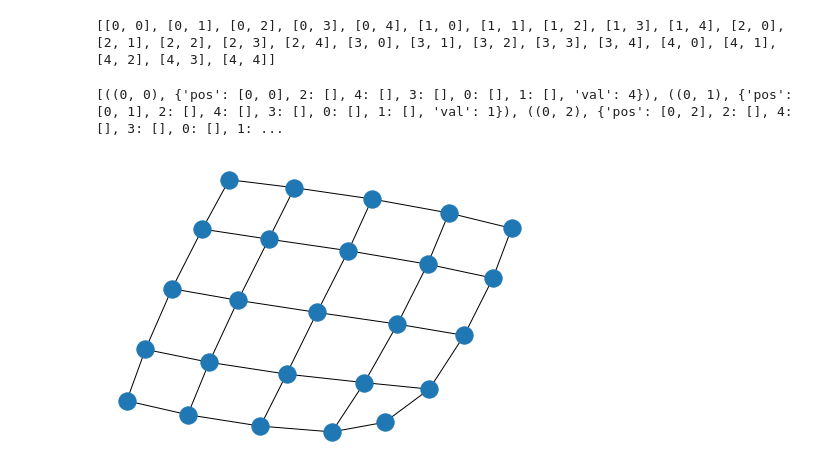
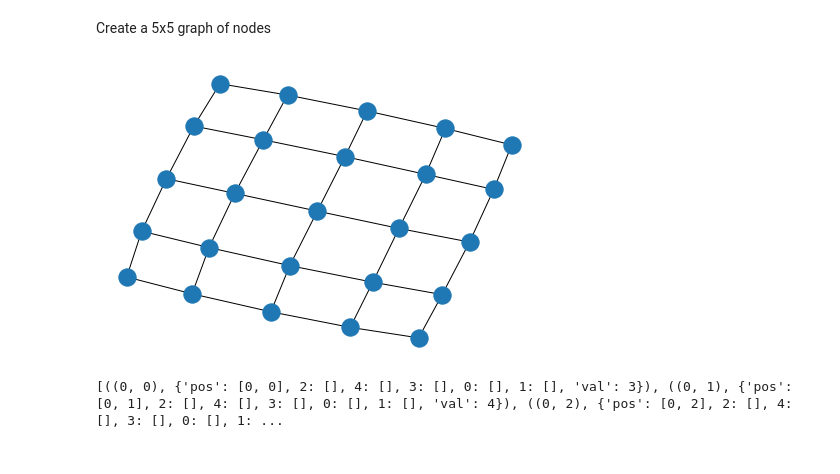
Before and after one commit to bertwagner/NetworkX-Twitter-Analysis, a Jupyter notebook: main.ipynb, the cells around one changed output. Cells and saved outputs as stored; diff of their text form; code cells hidden in the pictures.

```diff
--- a/main.ipynb
+++ b/main.ipynb
@@ -2,28 +2,21 @@
 import networkx as nx
 from random import *
 import matplotlib as plt
+# %% [markdown]
+Create a 5x5 graph of nodes
 # %%
 s = 5
 G = nx.grid_graph(dim=[s,s])
 nodes = list(G.nodes)
 edges = list(G.edges)
-p = []
-for i in range(0, s):
-    for j in range(0, s):
-        p.append([i,j])
 
-print(p)
+nx.draw(G)
 # %% [output]
-[[0, 0], [0, 1], [0, 2], [0, 3], [0, 4], [1, 0], [1, 1], [1, 2], [1, 3], [1, 4], [2, 0], [2, 1], [2, 2], [2, 3], [2, 4], [3, 0], [3, 1], [3, 2], [3, 3], [3, 4], [4, 0], [4, 1], [4, 2], [4, 3], [4, 4]]
+[figure, added]
 # %%
 for i in range(0, len(nodes)):
-    G.nodes[nodes[i]]['pos'] = p[i]
     G.nodes[nodes[i]]['val'] = randint(0,4)
 
 print(G.nodes.data())
 # %% [output]
-[((0, 0), {'pos': [0, 0], 2: [], 4: [], 3: [], 0: [], 1: [], 'val': 4}), ((0, 1), {'pos': [0, 1], 2: [], 4: [], 3: [], 0: [], 1: [], 'val': 1}), ((0, 2), {'pos': [0, 2], 2: [], 4: [], 3: [], 0: [], 1: ...
+[((0, 0), {'pos': [0, 0], 2: [], 4: [], 3: [], 0: [], 1: [], 'val': 3}), ((0, 1), {'pos': [0, 1], 2: [], 4: [], 3: [], 0: [], 1: [], 'val': 4}), ((0, 2), {'pos': [0, 2], 2: [], 4: [], 3: [], 0: [], 1: ...
-# %%
-nx.draw(G)
-# %% [output]
-[figure, removed]
```
Also changed, not shown: parts of 3 cells of this notebook.
